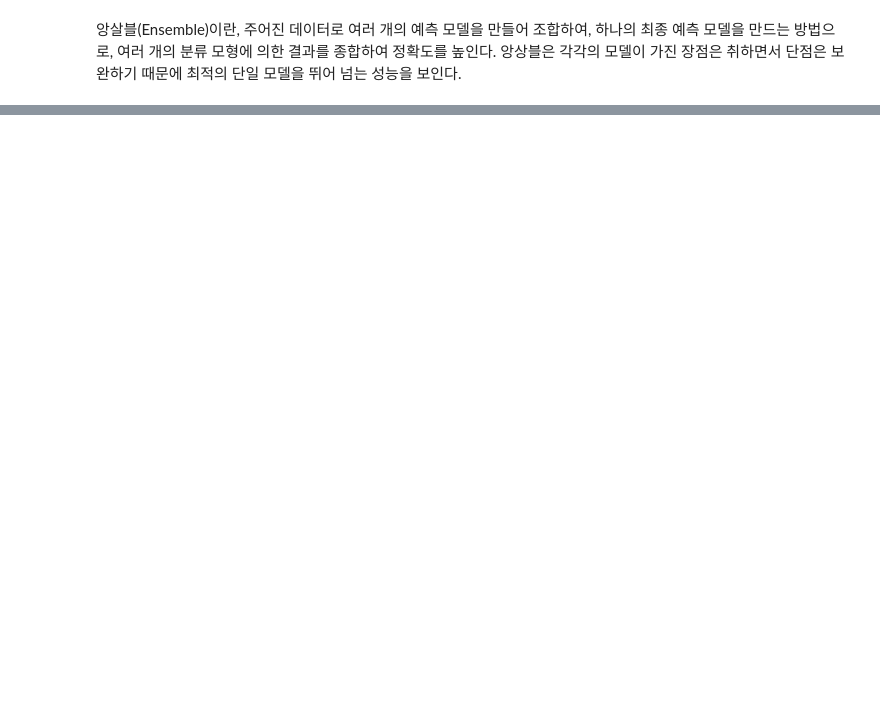
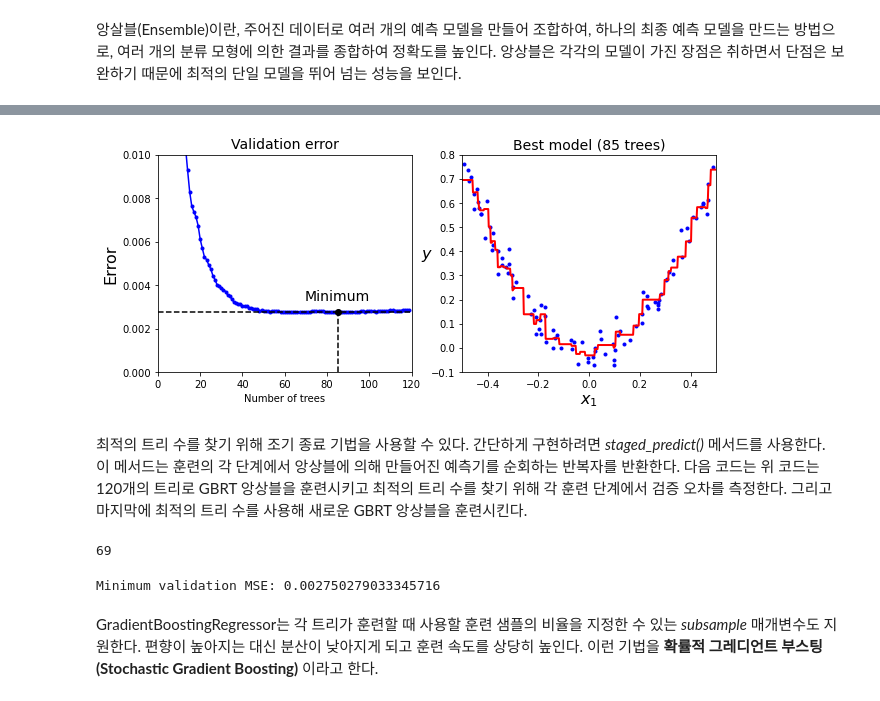
Before and after one commit to rymyung/Machine-Learning, a Jupyter notebook: Ensemble.ipynb, the cells around one changed output, grey strips where cells are left out. Drawn from its saved outputs; the diff is of its cells as text; code cells hidden in the pictures; blank space fills up the shorter version.

```diff
--- a/Ensemble.ipynb
+++ b/Ensemble.ipynb
@@ -176,0 +368,28 @@ Boosting은 AdaBoost, XGBoost, GradientBoost 등 다양한 모델이 있는데,
+# %%
+min_error = np.min(errors)
+# %%
+plt.figure(figsize=(10, 4))
+
+plt.subplot(121)
+plt.plot(errors, "b.-")
+plt.plot([bst_n_estimators, bst_n_estimators], [0, min_error], "k--")
+plt.plot([0, 120], [min_error, min_error], "k--")
+plt.plot(bst_n_estimators, min_error, "ko")
+plt.text(bst_n_estimators, min_error*1.2, "Minimum", ha="center", fontsize=14)
+plt.axis([0, 120, 0, 0.01])
+plt.xlabel("Number of trees")
+plt.ylabel("Error", fontsize=16)
+plt.title("Validation error", fontsize=14)
+
+plt.subplot(122)
+plot_predictions([gbrt_best], X, y, axes=[-0.5, 0.5, -0.1, 0.8])
+plt.title("Best model (%d trees)" % bst_n_estimators, fontsize=14)
+plt.ylabel("$y$", fontsize=16, rotation=0)
+plt.xlabel("$x_1$", fontsize=16)
+
+plt.show()
+# %% [output]
+[figure, added]
+# %% [markdown]
+최적의 트리 수를 찾기 위해 조기 종료 기법을 사용할 수 있다. 간단하게 구현하려면 *staged_predict()* 메서드를 사용한다.
+이 메서드는 훈련의 각 단계에서 앙상블에 의해 만들어진 예측기를 순회하는 반복자를 반환한다. 다음 코드는 위 코드는 120개의 트리로 GBRT 앙상블을 훈련시키고 최적의 트리 수를 찾기 위해 각 훈련 단계에서 검증 오차를 측정한다. 그리고 마지막에 최적의 트리 수를 사용해 새로운 GBRT 앙상블을 훈련시킨다.
@@ -176,0 +415,10 @@ Boosting은 AdaBoost, XGBoost, GradientBoost 등 다양한 모델이 있는데,
+# %%
+print(gbrt.n_estimators)
+# %% [output]
+69
+# %%
+print("Minimum validation MSE:", min_val_error)
+# %% [output]
+Minimum validation MSE: 0.002750279033345716
+# %% [markdown]
+GradientBoostingRegressor는 각 트리가 훈련할 때 사용할 훈련 샘플의 비율을 지정한 수 있는 *subsample* 매개변수도 지원한다. 편향이 높아지는 대신 분산이 낮아지게 되고 훈련 속도를 상당히 높인다. 이런 기법을 **확률적 그레디언트 부스팅(Stochastic Gradient Boosting)** 이라고 한다.
```
Also changed, not shown: parts of 95 cells of this notebook.
